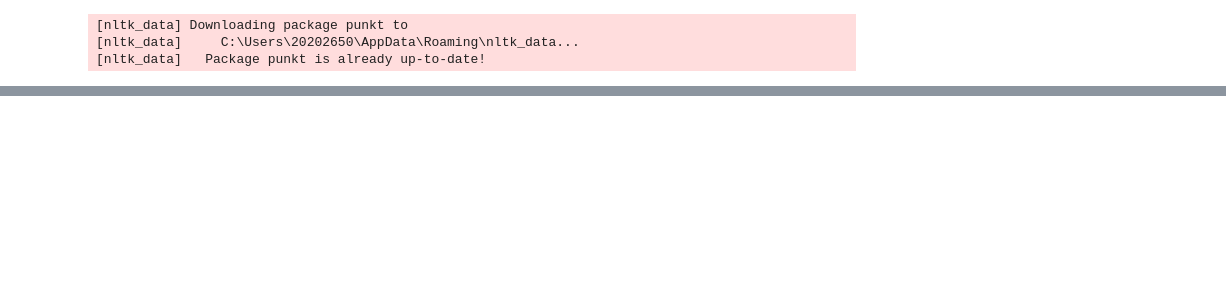
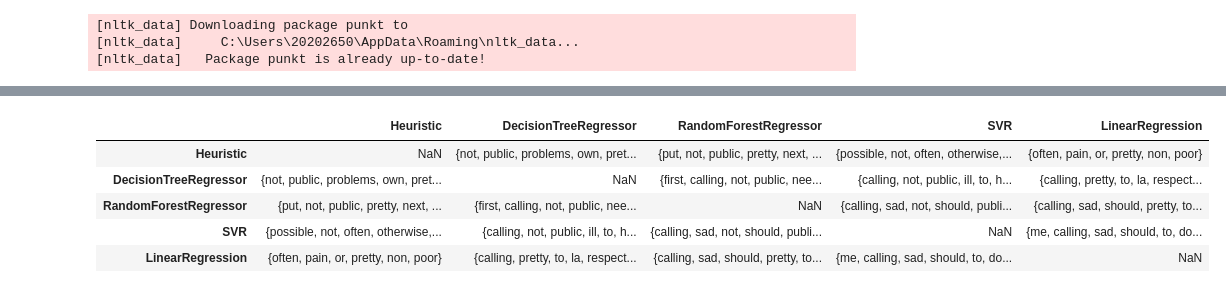
Before and after one commit to dorushendriks/LanguageAndAI, a Jupyter notebook: Analysis/analysis.ipynb, the cells around one changed output, grey strips where cells are left out. Drawn from its saved outputs; the diff is of its cells as text; code cells hidden in the pictures; blank space fills up the shorter version.

Commit message:
Fixing errors
- Use of drop_frequent_words_from_tfidf fixed
- Getting overlapping words fixed
- Added pickle object of Analysis

```diff
--- a/Analysis/analysis.ipynb
+++ b/Analysis/analysis.ipynb
@@ -62,0 +23,7 @@ AttributeError: 'ModelCollection' object has no attribute 'names'
+# %%
+import pickle
+from Analysis import *
+fileObj = open('analysis.obj', 'rb')
+analysis_ = pickle.load(fileObj)
+fileObj.close()
+print(analysis_)
@@ -62,0 +32,2 @@ AttributeError: 'ModelCollection' object has no attribute 'names'
+# %%
+one, two = analysis_.modelCollection.overlapping_features(100)
@@ -62,0 +52,9 @@ AttributeError: 'ModelCollection' object has no attribute 'names'
+# %%
+two
+# %% [output]
+|  | Heuristic | DecisionTreeRegressor | RandomForestRegressor | SVR | LinearRegression |
+| Heuristic | NaN | {not, public, problems, own, pret... | {put, not, public, pretty, next, ... | {possible, not, often, otherwise,... | {often, pain, or, pretty, non, poor} |
+| DecisionTreeRegressor | {not, public, problems, own, pret... | NaN | {first, calling, not, public, nee... | {calling, not, public, ill, to, h... | {calling, pretty, to, la, respect... |
+| RandomForestRegressor | {put, not, public, pretty, next, ... | {first, calling, not, public, nee... | NaN | {calling, sad, not, should, publi... | {calling, sad, should, pretty, to... |
+| SVR | {possible, not, often, otherwise,... | {calling, not, public, ill, to, h... | {calling, sad, not, should, publi... | NaN | {me, calling, sad, should, to, do... |
+| LinearRegression | {often, pain, or, pretty, non, poor} | {calling, pretty, to, la, respect... | {calling, sad, should, pretty, to... | {me, calling, sad, should, to, do... | NaN |
```
Also changed, not shown: parts of 12 cells of this notebook, 12 other files.
